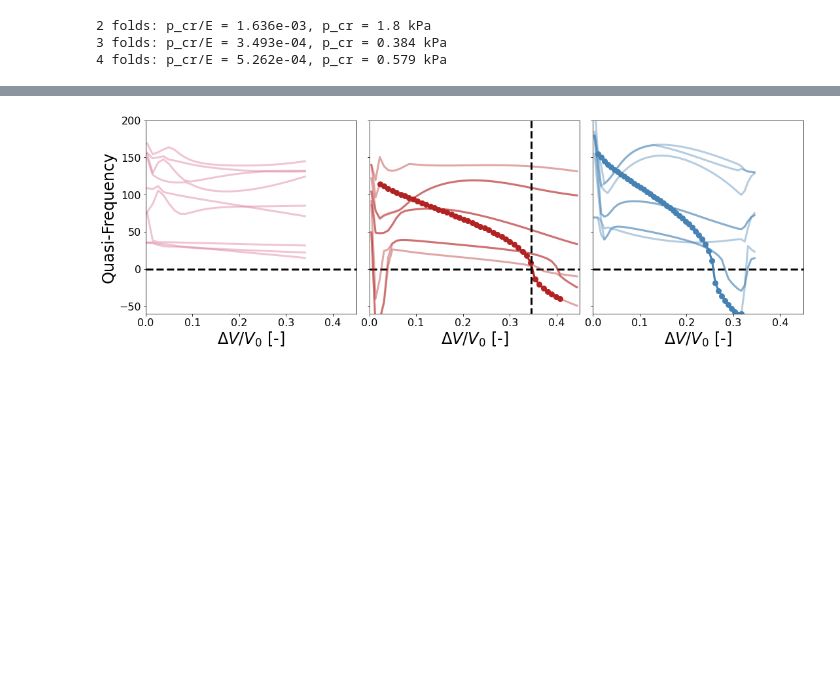
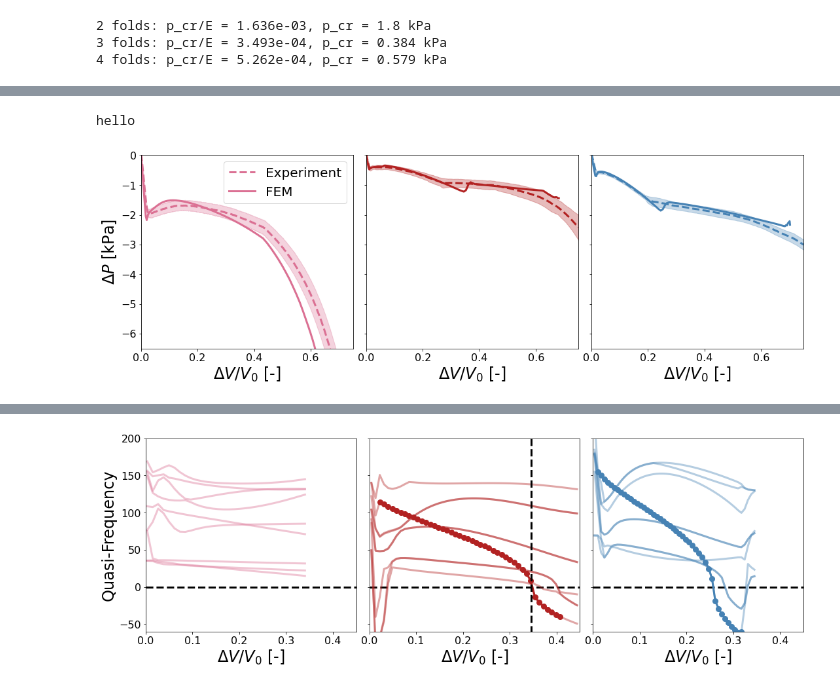
Before and after one commit to bertoldi-collab/buckling-cylinders, a Jupyter notebook: figure_making_paper.ipynb, the cells around one changed output, grey strips where cells are left out. Cells and saved outputs as stored; diff of their text form; code cells hidden in the pictures; blank space fills up the shorter version.

```diff
--- a/figure_making_paper.ipynb
+++ b/figure_making_paper.ipynb
@@ -21,10 +21,13 @@ figsize_three = (15,5)
 figsize_three_vert = (6, 13)
 figsize_two = (10,5)
 folder_out = 'figures_paper'
+folder_exp = 'exp_results'
 
 color_2folds = 'palevioletred'
 color_3folds = 'firebrick'
 color_4folds = 'steelblue'
+
+colors_all = [color_2folds, color_3folds, color_4folds]
 
 def smooth_pv_data(pressure, window_len = 100):
     # window_len = 100
@@ -551,0 +434,26 @@ fig.savefig(f'{folder_out}/pv_all_vert.png', dpi = 300)
+# %%
+fig, ax = plt.subplots(1,3,figsize = figsize_three, constrained_layout = True, sharey = True)
+
+'''4 folds'''
+num_folds = 4
+plot_exp_pv(ax[2], num_folds)
+plot_sim_pv(ax[2], num_folds)
+
+'''3 folds'''
+num_folds = 3
+plot_exp_pv(ax[1], num_folds)
+plot_sim_pv(ax[1], num_folds)
+
+'''2 folds'''
+num_folds = 2
+plot_exp_pv(ax[0], num_folds)
+plot_sim_pv(ax[0], num_folds)
+
+#set parameters for plot
+improve_plot_multi(ax, xlabel = '$\Delta V/V_0$ [-]', ylabel = '$\Delta P$ [kPa]', ylim_top = 0.01, ylim_bottom = -6.5, xlim_left = 0, xlim_right = 0.75, sharey = True)
+ax[0].legend(loc = 'best', fontsize = fontsize_legend)
+
+fig.savefig(f'{folder_out}/pv_all.png', dpi = 300)
+# %% [output]
+hello
+[figure, added]
```
Also changed, not shown: parts of 12 cells of this notebook.
